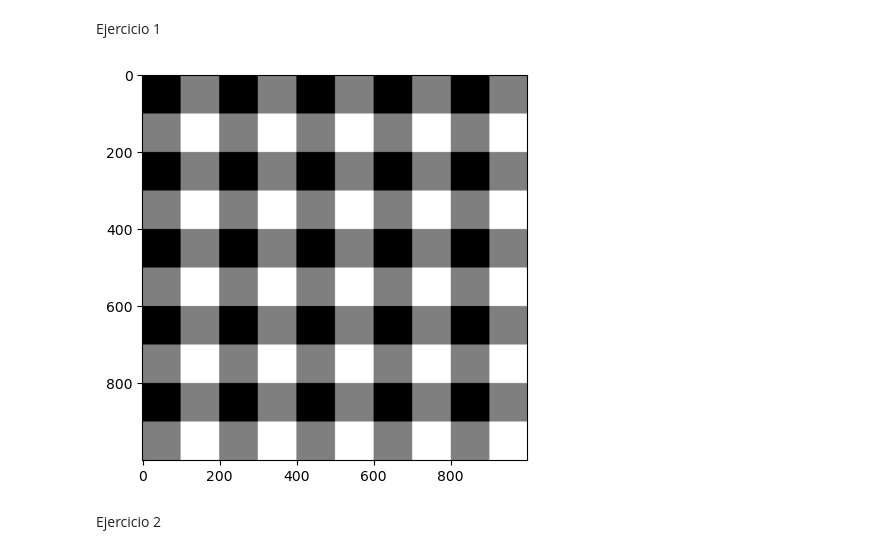
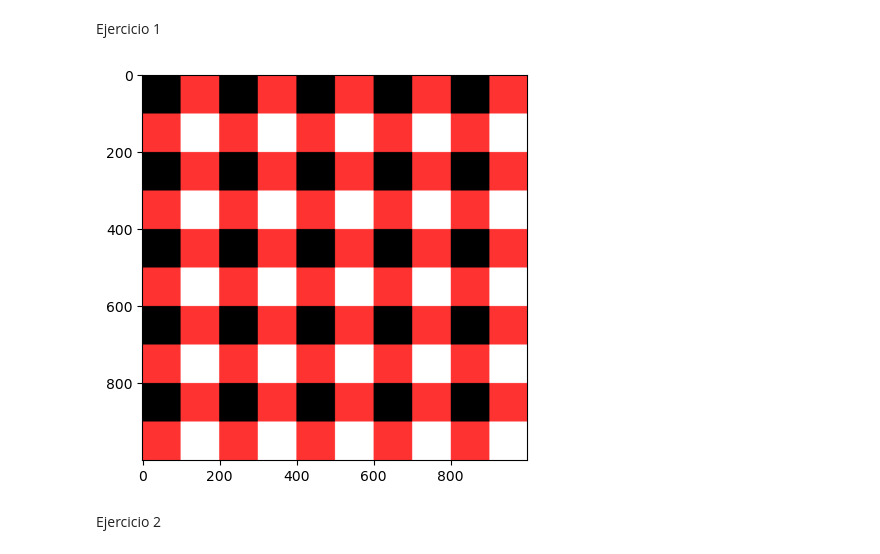
Before and after one commit to LEDJAM3/PDI, a Jupyter notebook: primer momento evaluativo.ipynb, the cells around one changed output. Cells and saved outputs as stored; diff of their text form; code cells hidden in the pictures.

```diff
--- a/primer momento evaluativo.ipynb
+++ b/primer momento evaluativo.ipynb
@@ -8,36 +8,36 @@ import numpy as np
 plt.rcParams['figure.figsize']=[10,5]
 
 tamanio_img = 1000
 R = np.ones((tamanio_img, tamanio_img)) * 255
 G = np.ones((tamanio_img, tamanio_img)) * 255
 B = np.ones((tamanio_img, tamanio_img)) * 255
 
 imagen=np.dstack((R,G,B))
 imagen=np.array(imagen,dtype=int)
 
 for i in range(100, 1000, 200):
     for j in range(0, 1000, 200):
         for k in range(100):
             for l in range(100):
-                imagen[k+i,l+j] = [127, 127, 127]
+                imagen[k+i,l+j] = [255, 50, 50]
 
 for i in range(0, 1000, 200):
     for j in range(100, 1000, 200):
         for k in range(100):
             for l in range(100):
-                imagen[k+i,l+j] = [127, 127, 127]
+                imagen[k+i,l+j] = [255, 50, 50]
 
 for i in range(0, 1000, 200):
     for j in range(0, 1000, 200):
         for k in range(100):
             for l in range(100):
                 imagen[k+i,l+j] = [0, 0, 0]
 
 plt.figure()
 plt.imshow(imagen)
 plt.show()
 # %% [output]
-[figure, old version]
+[figure, new version]
 # %% [markdown]
 Ejercicio 2
 # %%
```
Also changed, not shown: parts of 2 cells of this notebook.
